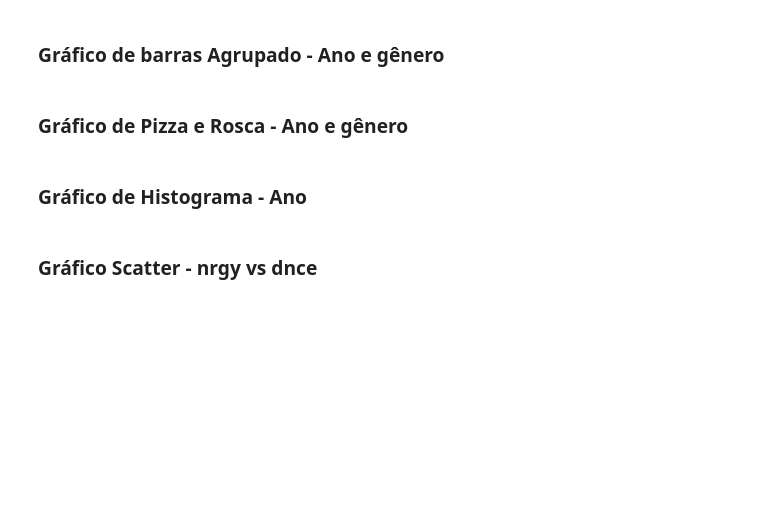
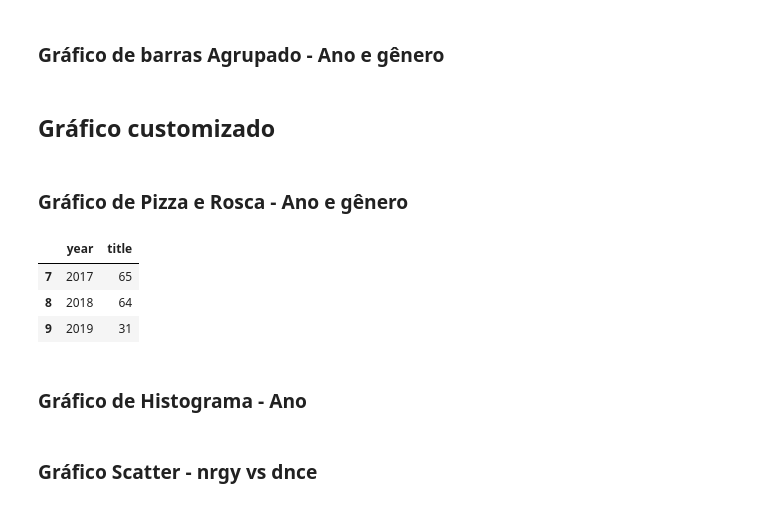
Before and after one commit to Oseiasdfarias/estatistica_do_basico_ao_avancado_EBA, a Jupyter notebook: python_basico/plotly_introducao.ipynb, the cells around one changed output. Saved outputs shown, nothing was run; the diff lists cells and outputs as text; code cells hidden in the pictures; blank space fills up the shorter version.

```diff
--- a/python_basico/plotly_introducao.ipynb
+++ b/python_basico/plotly_introducao.ipynb
@@ -92,3 +126,5 @@ fig3 = px.bar(df_empilhado,
               color="top genre",
               barmode="group")
 fig3.show()
+# %% [markdown]
+## Gráfico customizado
@@ -97,3 +158,17 @@ fig3.show()
 # %%
 fig4 = px.pie(df_empilhado, values="title", names="year")
 fig4.show()
+# %%
+df_pie = (df_empilhado
+          .groupby("year")
+          ["title"]
+          .sum()
+          .to_frame()
+          .reset_index()
+          .query("year>=2017"))
+df_pie.head()
+# %% [output]
+|  | year | title |
+| 7 | 2017 | 65 |
+| 8 | 2018 | 64 |
+| 9 | 2019 | 31 |
```
Also changed, not shown: parts of 22 cells of this notebook.
